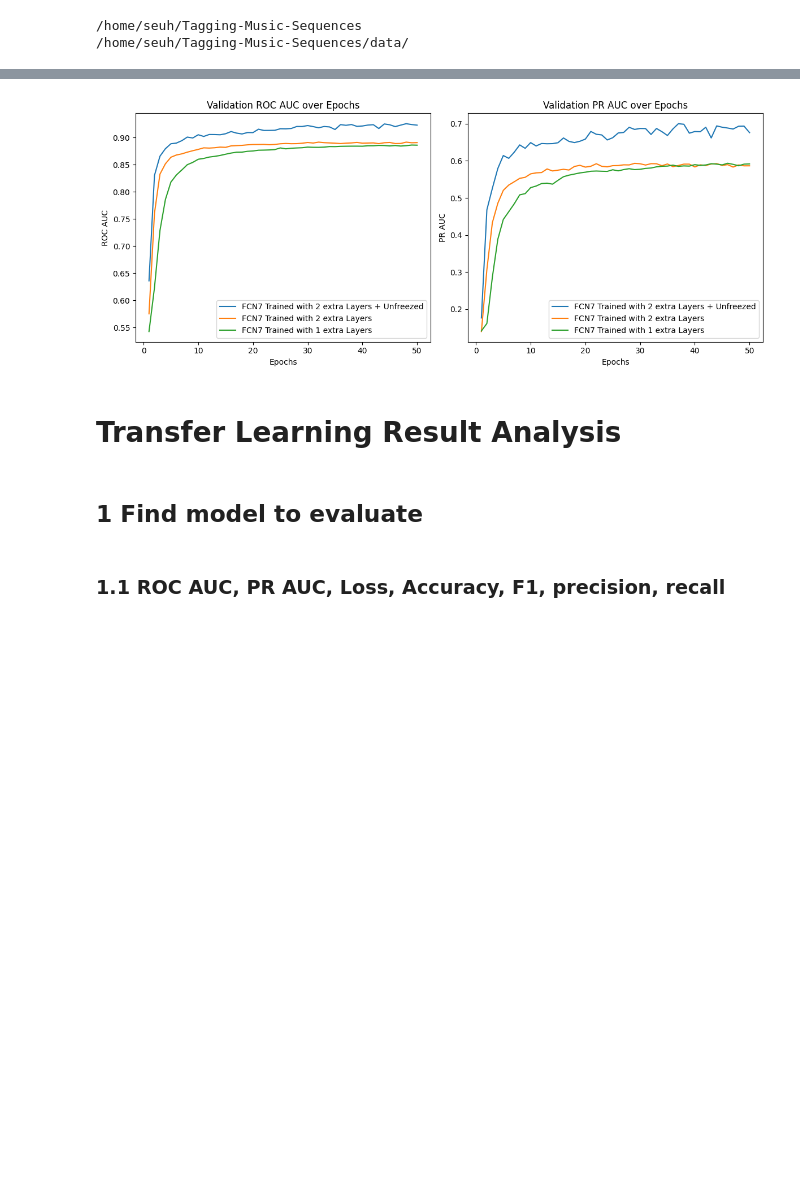
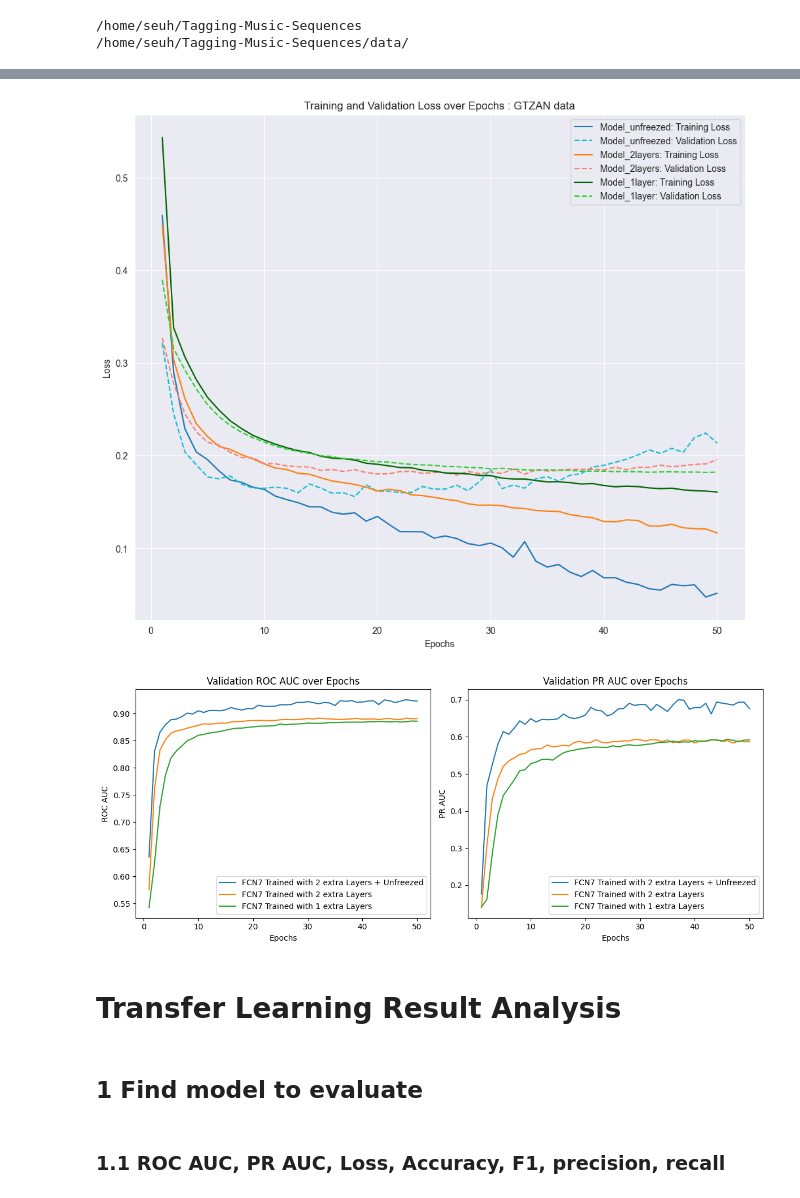
Before and after one commit to syeon0928/tagging-music-sequences, a Jupyter notebook: notebooks/transfer_learning.ipynb, the cells around one changed output, grey strips where cells are left out. Drawn from its saved outputs; the diff is of its cells as text; code cells hidden in the pictures; blank space fills up the shorter version.

```diff
--- a/notebooks/transfer_learning.ipynb
+++ b/notebooks/transfer_learning.ipynb
@@ -56 +57,21 @@ trainer_1layer.load_model('../models/FCN7_Transfer_final_20231210-1915.pth')
+# %%
+# Initialize the Trainer
+
+# Trained with two extra layers, two unfreezed layern augmented
+trainer_unfreezed_aug = Trainer(fcn7_transfer_unfreezed, train_loader=None, valid_loader=None, learning_rate=0.001,
+                             device=device)
+trainer_unfreezed_aug.load_model('../models/FCN7TransferUnfreezed_final_20231218-1407.pth')
+
+# Trained with two extra layers, two unfreezed layer
+trainer_unfreezed = Trainer(fcn7_transfer_unfreezed, train_loader=None, valid_loader=None, learning_rate=0.001,
+                             device=device)
+trainer_unfreezed.load_model('../models/FCN7TransferUnfreezed_final_20231218-1256.pth')
+
+# Trained with two extra layers
+trainer_2layers = Trainer(fcn7_transfer_2layers, train_loader=None, valid_loader=None, learning_rate=0.001, device=device)
+trainer_2layers.load_model('../models/FCN7Transfer2Layers_final_20231218-1253.pth')
+
+# Trained with one extra layer
+trainer_1layer= Trainer(fcn7_transfer_1layer, train_loader=None, valid_loader=None, learning_rate=0.001, device=device)
+trainer_1layer.load_model('../models/FCN7Transfer1Layer_final_20231218-1253.pth')
 # %%
@@ -86,3 +108,39 @@ plt.show()
+# %%
+# Models
+m = trainer_unfreezed
+l = trainer_2layers
+p = trainer_1layer
+a = trainer_unfreezed_aug
+
+# Epoch range
+epochs = range(1, 51)
+
+plt.figure(figsize=(12, 10))
+
+plt.plot(epochs, m.history['train_loss'], color='#1f77b4', linestyle='-', label='Model_unfreezed: Training Loss')
+plt.plot(epochs, m.history['val_loss'], color='#17becf', linestyle='--', label='Model_unfreezed: Validation Loss')
+
+
+plt.plot(epochs, l.history['train_loss'], color='#ff7f0e', linestyle='-', label='Model_2layers: Training Loss')
+plt.plot(epochs, l.history['val_loss'], color='#fa8072', linestyle='--', label='Model_2layers: Validation Loss')
+
+
+plt.plot(epochs, p.history['train_loss'], color='#006400', linestyle='-', label='Model_1layer: Training Loss')
+plt.plot(epochs, p.history['val_loss'], color='#32CD32', linestyle='--', label='Model_1layer: Validation Loss')
+
+
+# plt.plot(epochs, a.history['train_loss'], color='#CA33FF', linestyle='-', label='Model_unfreezed_aug: Training Loss')
+# plt.plot(epochs, a.history['val_loss'], color='#FF33F3', linestyle='--', label='Model_unfreezed_aug: Validation Loss')
+
+
+plt.title('Training and Validation Loss over Epochs : GTZAN data')
+plt.xlabel('Epochs')
+plt.ylabel('Loss')
+plt.legend()
+
+plt.show()
+# %% [output]
+[figure, added]
 # %%
 # Sample data
 # Replace these with your actual data
```
Also changed, not shown: parts of 2 cells of this notebook.
